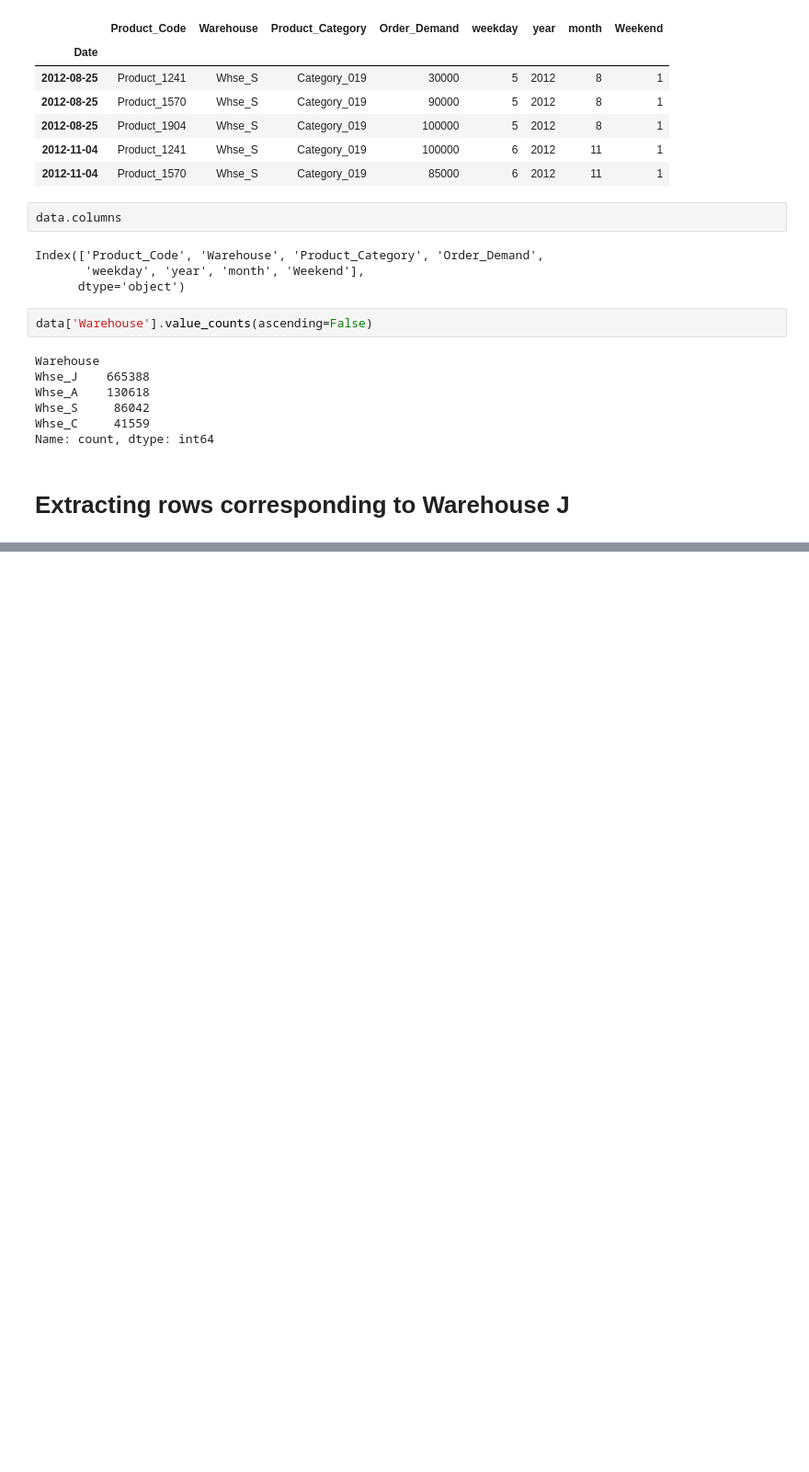
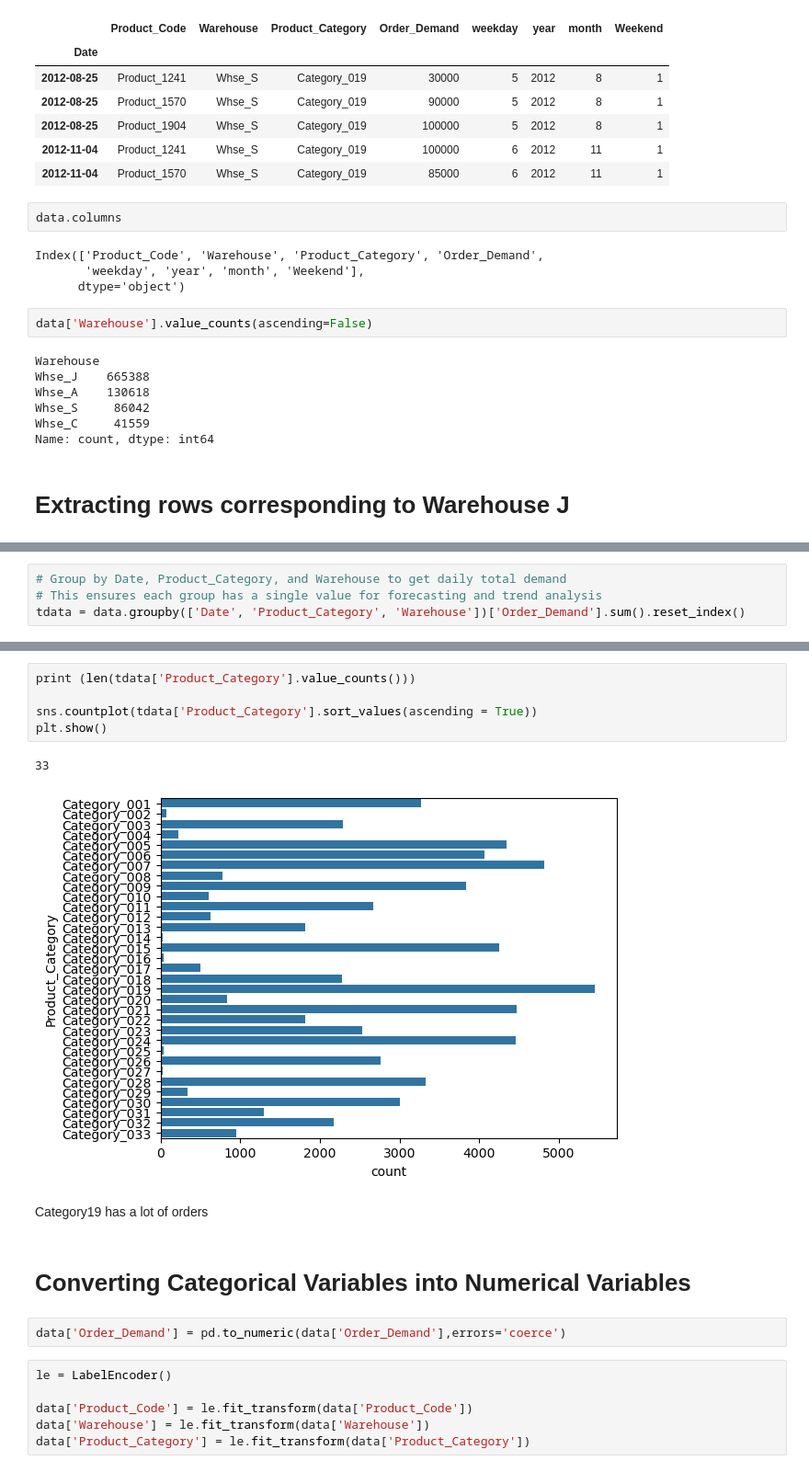
Before and after one commit to Harshit-masiwal/forecast-product-demand-project, a Jupyter notebook: forecast project.ipynb, the cells around one changed output, grey strips where cells are left out. Shown at 92% size. Saved outputs shown, nothing was run; the diff lists cells and outputs as text; blank space fills up the shorter version.

```diff
--- a/forecast project.ipynb
+++ b/forecast project.ipynb
@@ -222,0 +244,4 @@ Name: count, dtype: int64
+# %%
+# Group by Date, Product_Category, and Warehouse to get daily total demand
+# This ensures each group has a single value for forecasting and trend analysis
+tdata = data.groupby(['Date', 'Product_Category', 'Warehouse'])['Order_Demand'].sum().reset_index()
@@ -222,0 +291,20 @@ Name: count, dtype: int64
+# %%
+print (len(tdata['Product_Category'].value_counts()))
+
+sns.countplot(tdata['Product_Category'].sort_values(ascending = True))
+plt.show()
+# %% [output]
+33
+[figure, added]
+# %% [markdown]
+Category19 has a lot of orders
+# %% [markdown]
+# Converting Categorical Variables into Numerical Variables
+# %%
+data['Order_Demand'] = pd.to_numeric(data['Order_Demand'],errors='coerce')
+# %%
+le = LabelEncoder()
+
+data['Product_Code'] = le.fit_transform(data['Product_Code'])
+data['Warehouse'] = le.fit_transform(data['Warehouse'])
+data['Product_Category'] = le.fit_transform(data['Product_Category'])
```
Also changed, not shown: parts of 20 cells of this notebook.
